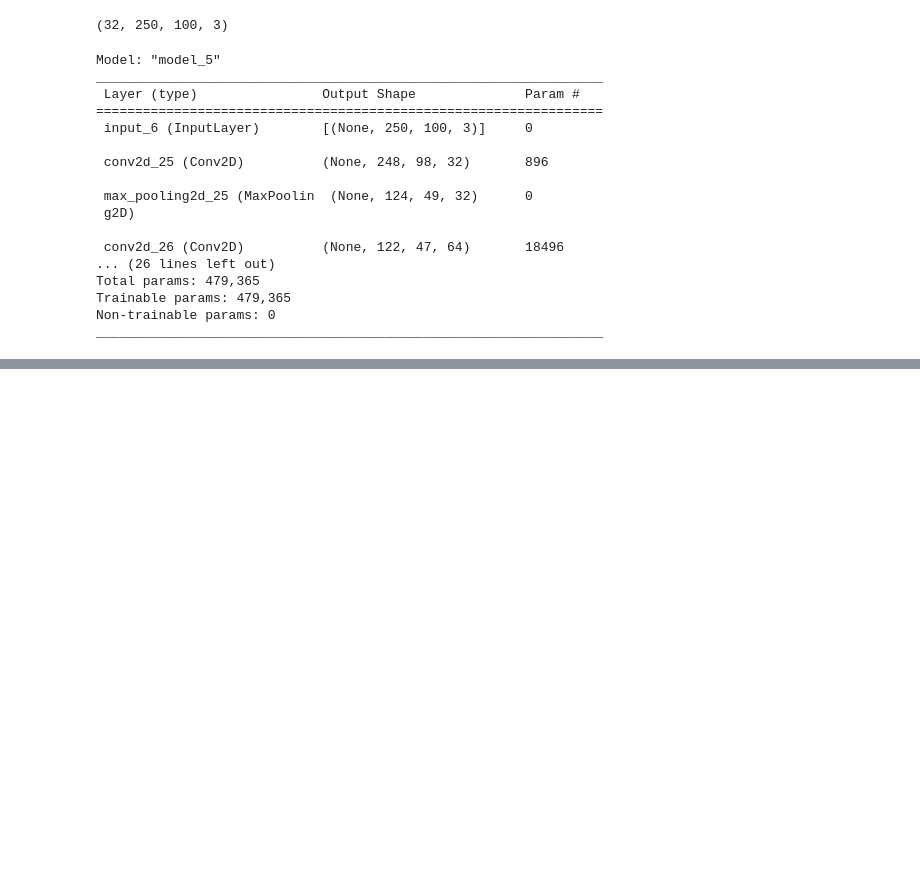
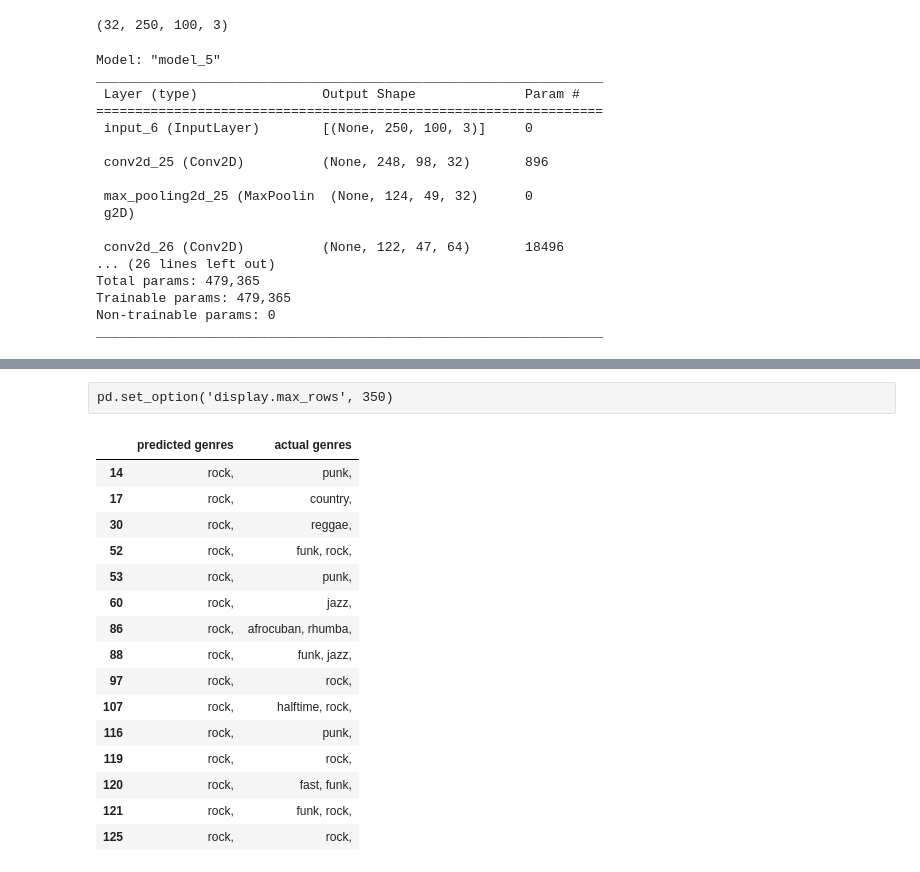
Before and after one commit to Knerten0815/GrooveLens, a Jupyter notebook: cnn.ipynb, the cells around one changed output, grey strips where cells are left out. Saved outputs shown, nothing was run; the diff lists cells and outputs as text; code cells hidden in the pictures; blank space fills up the shorter version.

```diff
--- a/cnn.ipynb
+++ b/cnn.ipynb
@@ -259,4 +259,18 @@ y_pred = cnn_model.predict(test_generator)
 # %%
 y_pred_df = pd.DataFrame(y_pred)
 # %%
-y_pred_df[y_pred_df > 0.1] = 1
+y_pred_df[y_pred_df > 0.5] = 1
+# %%
+y_pred_df.columns = label_columns
+# %%
+y_pred_df["predicted genres"] = ""
+
+for genre in label_columns:
+    # create a mask to select ever sample of that genre
+    predicted_mask = y_pred_df[genre] == 1
+    actual_mask = data_test[genre] == 1
+    # write the genre of the sample to a new column called genre
+    y_pred_df.loc[predicted_mask, "predicted genres"] += genre + ", "
+
+# output the dataframe with the genre column
+y_pred_df["predicted genres"].value_counts()
@@ -262,0 +282,13 @@ y_pred_df[y_pred_df > 0.1] = 1
+# %%
+# Reset the index of both dataframes
+y_pred_df = y_pred_df.reset_index(drop=True)
+y_test = data_train.reset_index(drop=True)
+
+# Initialize the column with empty strings
+y_pred_df["actual genres"] = ""
+
+for genre in label_columns:
+    # create a mask to select ever sample of that genre
+    actual_mask = y_test[genre] == 1
+    # append the genre of the sample to the "actual genres" column
+    y_pred_df.loc[actual_mask, "actual genres"] += genre + ", "
@@ -263,3 +307,24 @@ y_pred_df[y_pred_df > 0.1] = 1
+# %% [raw]
+pd.set_option('display.max_rows', 350)
+# %%
+y_pred_df[["predicted genres", "actual genres"]][y_pred_df["predicted genres"] != ""]
+# %% [output]
+|  | predicted genres | actual genres |
+| 14 | rock, | punk, |
+| 17 | rock, | country, |
+| 30 | rock, | reggae, |
+| 52 | rock, | funk, rock, |
+| 53 | rock, | punk, |
+| 60 | rock, | jazz, |
+| 86 | rock, | afrocuban, rhumba, |
+| 88 | rock, | funk, jazz, |
+| 97 | rock, | rock, |
+| 107 | rock, | halftime, rock, |
+| 116 | rock, | punk, |
+| 119 | rock, | rock, |
+| 120 | rock, | fast, funk, |
+| 121 | rock, | funk, rock, |
+| 125 | rock, | rock, |
 # %%
 from sklearn.metrics import multilabel_confusion_matrix
 from evaluation import evaluate_model, plot_confusion_matrix
```
Also changed, not shown: parts of 8 cells of this notebook.
